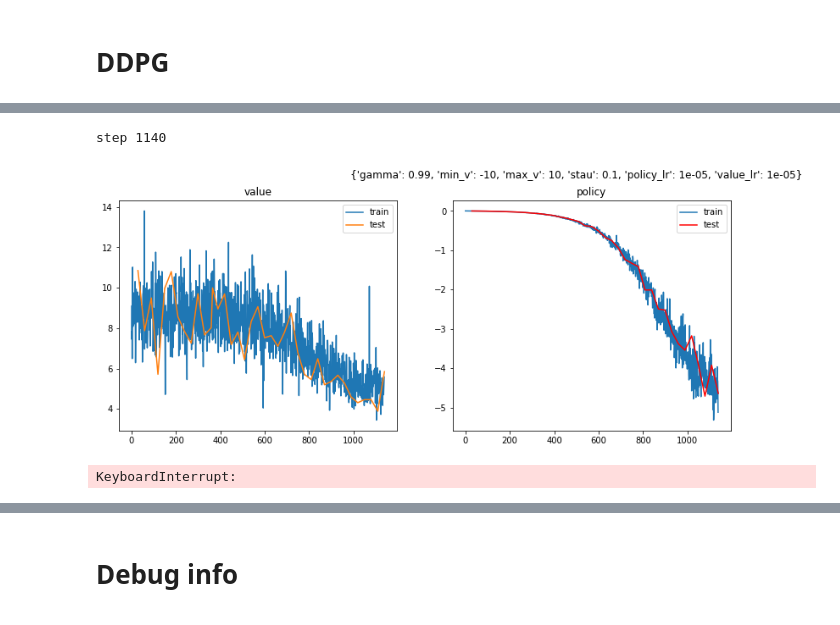
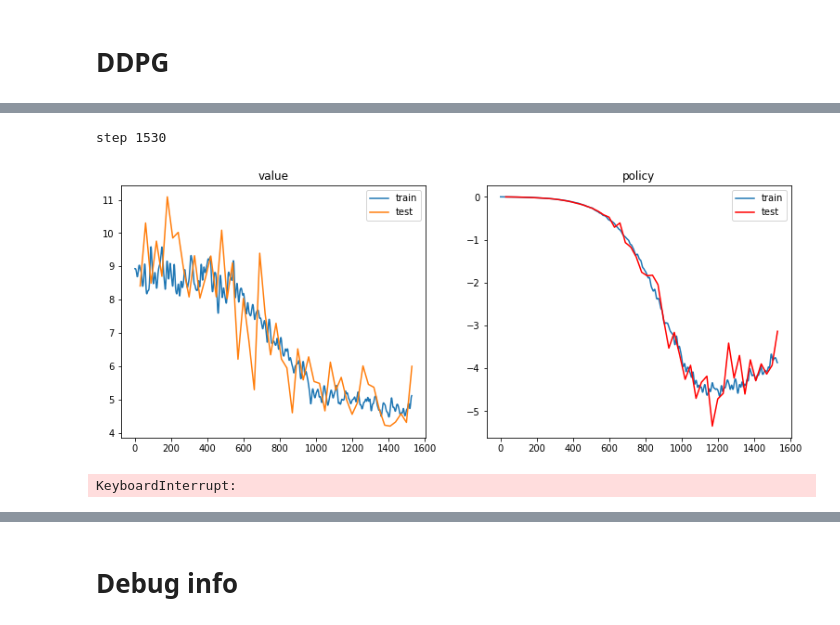
Before and after one commit to awarebayes/RecNN, a Jupyter notebook: notes/1. Vanilla RL/2. DDPG.ipynb, the cells around one changed output, grey strips where cells are left out. Drawn from its saved outputs; the diff is of its cells as text; code cells hidden in the pictures.

```diff
--- a/notes/1. Vanilla RL/2. DDPG.ipynb
+++ b/notes/1. Vanilla RL/2. DDPG.ipynb
@@ -162,8 +156,7 @@ def debug_log_object(name, x, key='obj', test=False):
         name = 'test ' + name
     debug_dict[key][name] = x
 
-def ddpg_update(batch, gamma = 0.9, min_value=-np.inf, max_value=np.inf,
-           soft_tau=1e-4, debug=False, learn=True, step=-1):
+def ddpg_update(batch, params, learn=True, step=-1):
     batch = [i.to(cuda) for i in batch]
     state, action, reward, next_state, done = batch
     reward     = reward.unsqueeze(1)
@@ -175,8 +168,9 @@ def ddpg_update(batch, gamma = 0.9, min_value=-np.inf, max_value=np.inf,
     with torch.no_grad():
         next_action = target_policy_net(next_state)
         target_value   = target_value_net(next_state, next_action.detach())
-        expected_value = reward + (1.0 - done) * gamma * target_value
-        expected_value = torch.clamp(expected_value, min_value, max_value)
+        expected_value = reward + (1.0 - done) * params['gamma'] * target_value
+        expected_value = torch.clamp(expected_value,
+                                     params['min_value'], params['max_value'])
 
     value = value_net(state, action)
 
@@ -200,15 +194,14 @@ def ddpg_update(batch, gamma = 0.9, min_value=-np.inf, max_value=np.inf,
 
     debug_log_object('gen_action', gen_action, test=(not learn))
 
-    if learn and step % P_policy_step == 0:
-
+    if learn and step % params['policy_step']== 0:
         policy_optimizer.zero_grad()
         policy_loss.backward()
         torch.nn.utils.clip_grad_norm_(policy_net.parameters(), -1, 1)
         policy_optimizer.step()
 
-        soft_update(value_net, target_value_net, soft_tau=P_soft_tau)
-        soft_update(policy_net, target_policy_net, soft_tau=P_soft_tau)
+        soft_update(value_net, target_value_net, soft_tau=params['soft_tau'])
+        soft_update(policy_net, target_policy_net, soft_tau=params['soft_tau'])
 
 
 
@@ -217,16 +210,17 @@ def ddpg_update(batch, gamma = 0.9, min_value=-np.inf, max_value=np.inf,
     return losses
 # %%
 # === ddpg settings ===
-P_gamma = 0.99
-P_min_value=-10
-P_max_value=10
-P_soft_tau=0.1
-P_policy_lr = 1e-5
-P_value_lr  = 1e-5
-P_policy_step = 3
 
-P_cfg = {'gamma': P_gamma, 'min_v': P_min_value, 'max_v':P_max_value,
-        'stau': P_soft_tau, 'policy_lr': P_policy_lr, 'value_lr': P_value_lr}
+params = {
+    'gamma'      : 0.99,
+    'min_value'  : -10,
+    'max_value'  : 10,
+    'soft_tau'   : 0.1,
+    'policy_lr'  : 1e-5,
+    'value_lr'   : 1e-5,
+    'policy_step': 3
+}
+
 # === end ===
 # %%
 value_net  = Critic(1290, 128, 256).to(cuda)
@@ -283,27 +279,26 @@ test_dataloader = DataLoader(test_user_dataset, batch_size=batch_size,
 # %%
 
 # --- config ---
-DEBUG = True
 plot_every = 30
 # --- end ---
+
 for epoch in range(n_epochs):
     epoch_bar.update(1)
     for batch in tqdm(train_dataloader):
-        loss = ddpg_update(batch, debug=DEBUG, gamma = P_gamma, min_value=P_min_value,
-                           max_value=P_max_value, soft_tau=P_soft_tau, step=step)
+        loss = ddpg_update(batch, params,step=step)
 
         value_losses.append(loss[0])
         policy_losses.append(loss[1])
         step += 1
         if step % plot_every == 0:
             clear_output(True)
 
             print('step', step)
             #if debug_test_gen_action is not None:
             # plot.embed_show(debug_test_gen_action[:50])
             # plot.embed_show(debug_gen_action[:50])
-            plot_loss(value_losses, policy_losses, cfg=P_cfg)
+            plot_loss(value_losses, policy_losses)
 # %% [output]
-step 1140
+step 1530
-[figure, old version]
+[figure, new version]
 KeyboardInterrupt:
```
Also changed, not shown: parts of 12 cells of this notebook, 3 other files.
